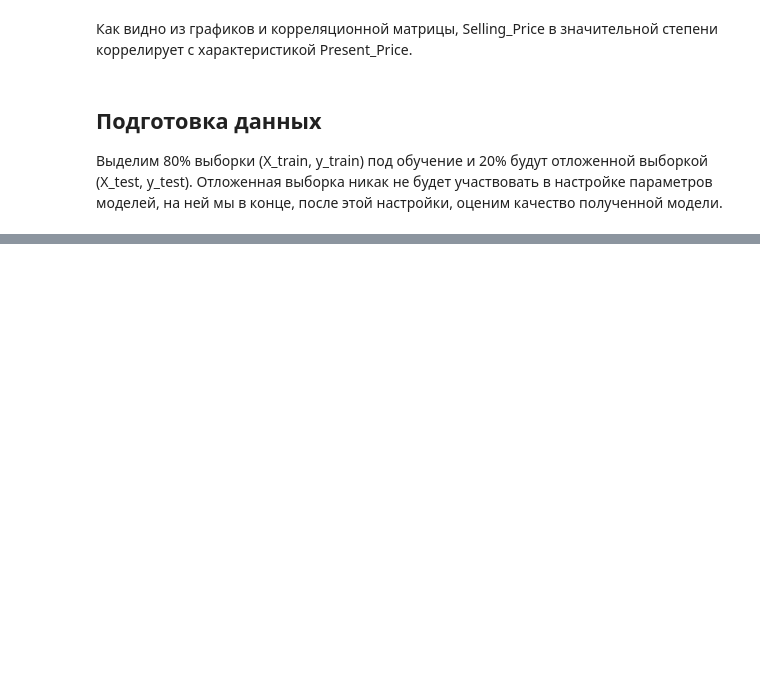
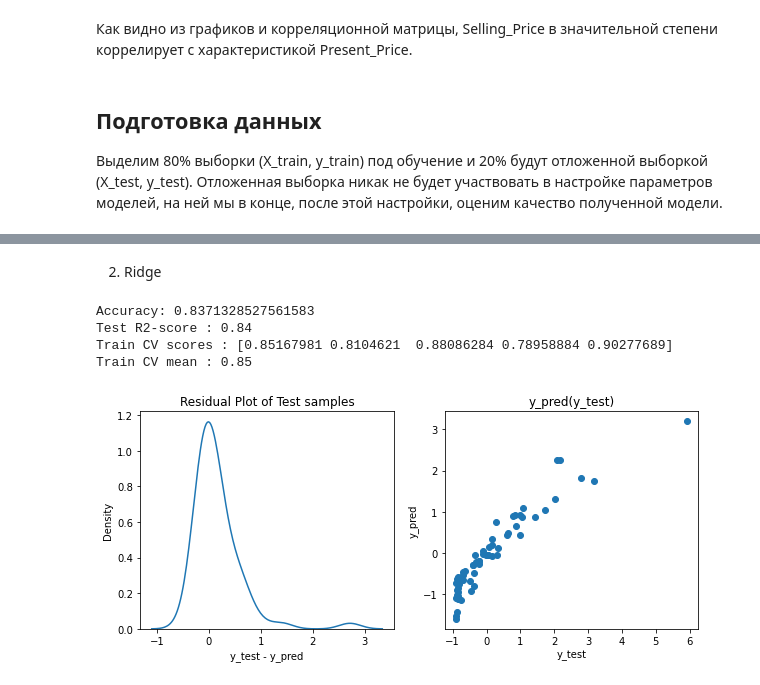
Before and after one commit to SavchukDI/MAI, a Jupyter notebook: ml_course/practice_2/ml_pr2.ipynb, the cells around one changed output, grey strips where cells are left out. Cells and saved outputs as stored; diff of their text form; code cells hidden in the pictures; blank space fills up the shorter version.

```diff
--- a/ml_course/practice_2/ml_pr2.ipynb
+++ b/ml_course/practice_2/ml_pr2.ipynb
@@ -160,0 +253,15 @@ plt.show()
+# %% [markdown]
+2. Ridge
+# %%
+model_rg = Ridge()
+alpha = np.logspace(-3,3,num=14)
+
+# Отыскания наилучших гиперпараметров с помощью RandomizedSearchCV
+rg_rs = RandomizedSearchCV(estimator = model_rg, param_distributions = dict(alpha=alpha))
+pred_model(rg_rs, 'Ridge')
+# %% [output]
+Accuracy: 0.8371328527561583
+Test R2-score : 0.84
+Train CV scores : [0.85167981 0.8104621  0.88086284 0.78958884 0.90277689]
+Train CV mean : 0.85
+[figure, added]
```
Also changed, not shown: parts of 25 cells of this notebook.
